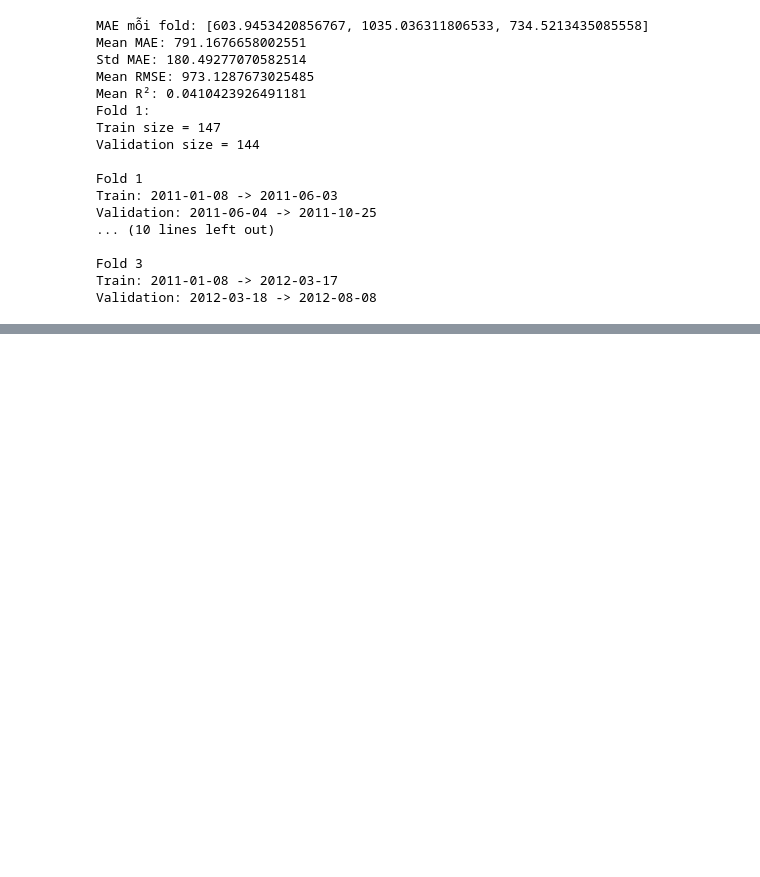
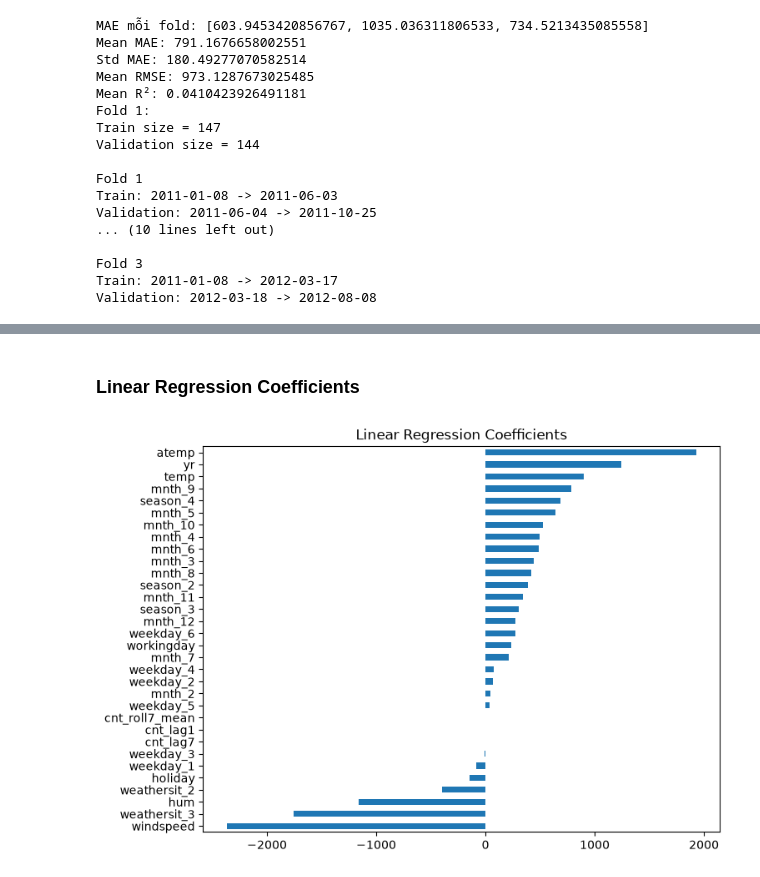
Before and after one commit to putindao/bike_sharing_forecast, a Jupyter notebook: notebook/models.ipynb, the cells around one changed output, grey strips where cells are left out. Saved outputs shown, nothing was run; the diff lists cells and outputs as text; code cells hidden in the pictures; blank space fills up the shorter version.

```diff
--- a/notebook/models.ipynb
+++ b/notebook/models.ipynb
@@ -203,0 +235,14 @@ Validation: 2012-03-18 -> 2012-08-08
+# %% [markdown]
+### Linear Regression Coefficients
+# %%
+coef = pd.Series(
+    lr_model.coef_,
+    index=X_train.columns
+).sort_values()
+
+plt.figure(figsize=(8,6))
+coef.plot.barh()
+plt.title("Linear Regression Coefficients")
+plt.show()
+# %% [output]
+[figure, added]
```
Also changed, not shown: parts of 11 cells of this notebook.
